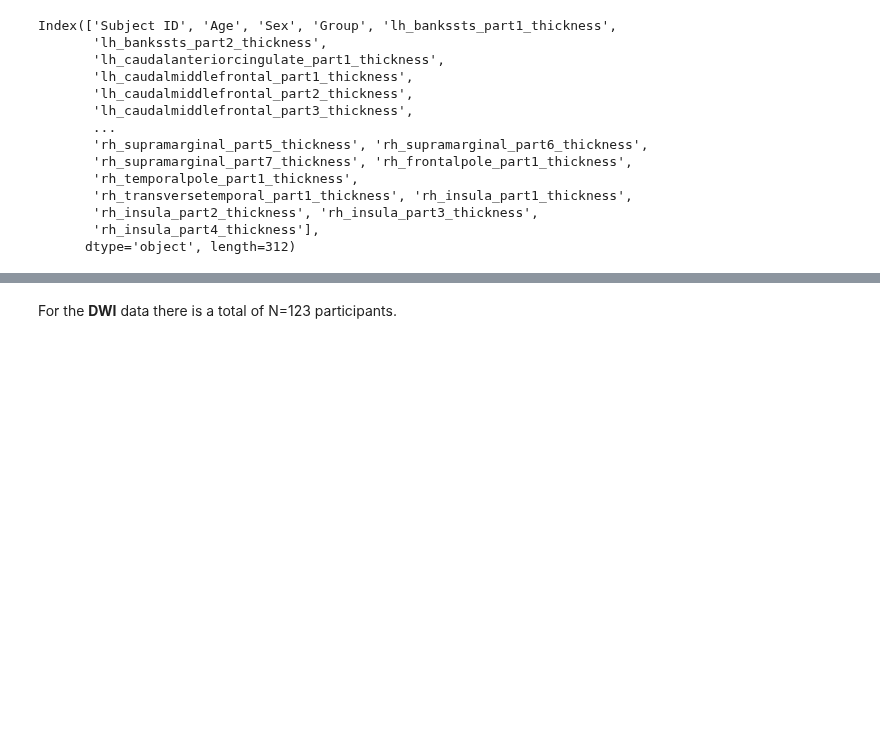
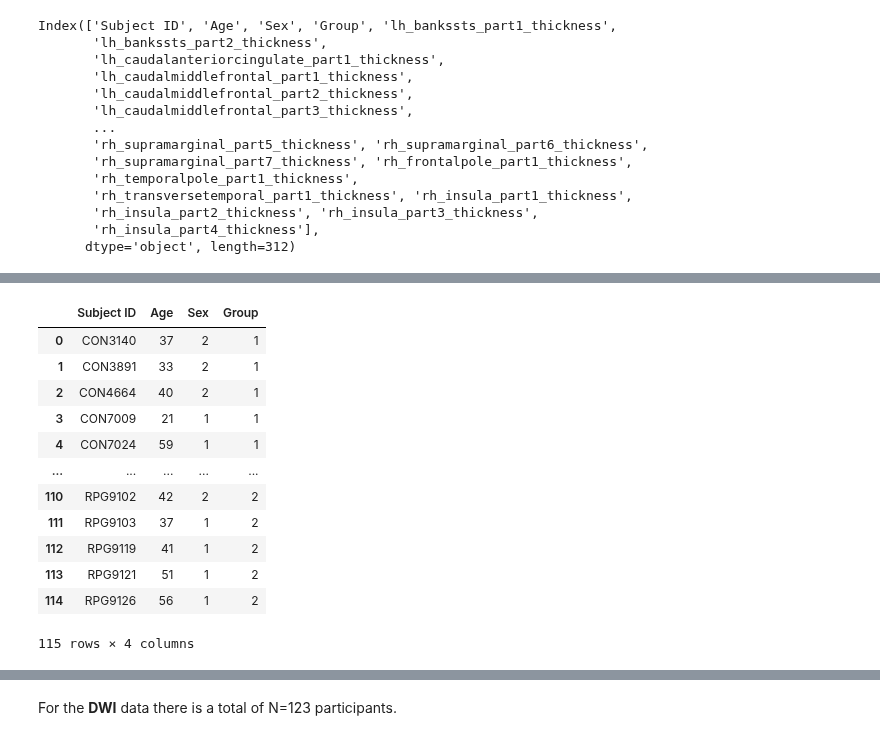
Before and after one commit to mello-y/MSc5_research_project, a Jupyter notebook: content/code/Data_exploration.ipynb, the cells around one changed output, grey strips where cells are left out. Drawn from its saved outputs; the diff is of its cells as text; code cells hidden in the pictures; blank space fills up the shorter version.

```diff
--- a/content/code/Data_exploration.ipynb
+++ b/content/code/Data_exploration.ipynb
@@ -68,6 +50,8 @@ Having the subset of demographic information for the **CT** data, there is an ex
 # %%
-#read Excel file as pandas dataframe
+#read MD and FA data
 
+MD_Dublin_path = os.path.join(os.pardir, 'data', 'PARC_500.aparc_MD_cortexAv_mean_Dublin.csv')
+MD_Dublin = pd.read_csv(MD_Dublin_path)
 
-demographic_DWI_path = os.path.join(os.pardir, 'data', 'DTI_demographics_Dublin.xlsx')
-demographic_DWI = pd.read_excel(demographic_DWI_path)
+FA_Dublin_path = os.path.join(os.pardir, 'data', 'PARC_500.aparc_FA_cortexAv_mean_Dublin.csv')
+FA_Dublin = pd.read_csv(FA_Dublin_path)
@@ -79,0 +58,5 @@ NameError: name 'demographic_DWI' is not defined
+# %%
+#select a subset of the MD and FA data with demographic variables
+
+demographic_MD = MD_Dublin[["Subject ID", "Age", "Sex", "Group"]]
+demographic_FA = FA_Dublin[["Subject ID", "Age", "Sex", "Group"]]
@@ -79,0 +87,16 @@ NameError: name 'demographic_DWI' is not defined
+# %%
+demographic_MD
+# %% [output]
+|  | Subject ID | Age | Sex | Group |
+| 0 | CON3140 | 37 | 2 | 1 |
+| 1 | CON3891 | 33 | 2 | 1 |
+| 2 | CON4664 | 40 | 2 | 1 |
+| 3 | CON7009 | 21 | 1 | 1 |
+| 4 | CON7024 | 59 | 1 | 1 |
+| ... | ... | ... | ... | ... |
+| 110 | RPG9102 | 42 | 2 | 2 |
+| 111 | RPG9103 | 37 | 1 | 2 |
+| 112 | RPG9119 | 41 | 1 | 2 |
+| 113 | RPG9121 | 51 | 1 | 2 |
+| 114 | RPG9126 | 56 | 1 | 2 |
+115 rows × 4 columns
```
Also changed, not shown: parts of 27 cells of this notebook.
